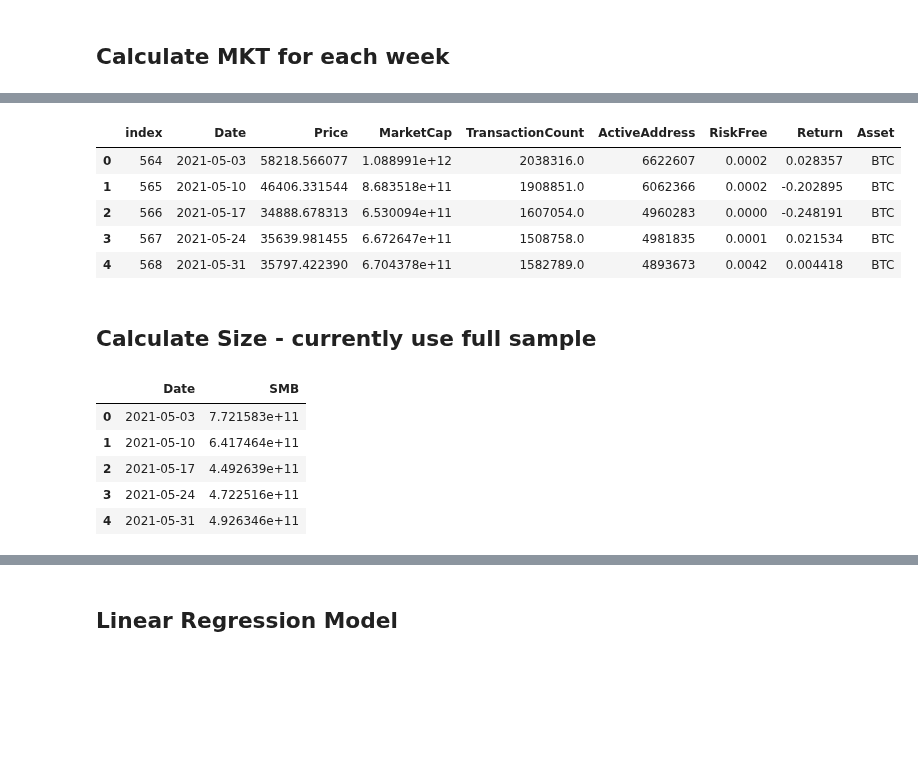
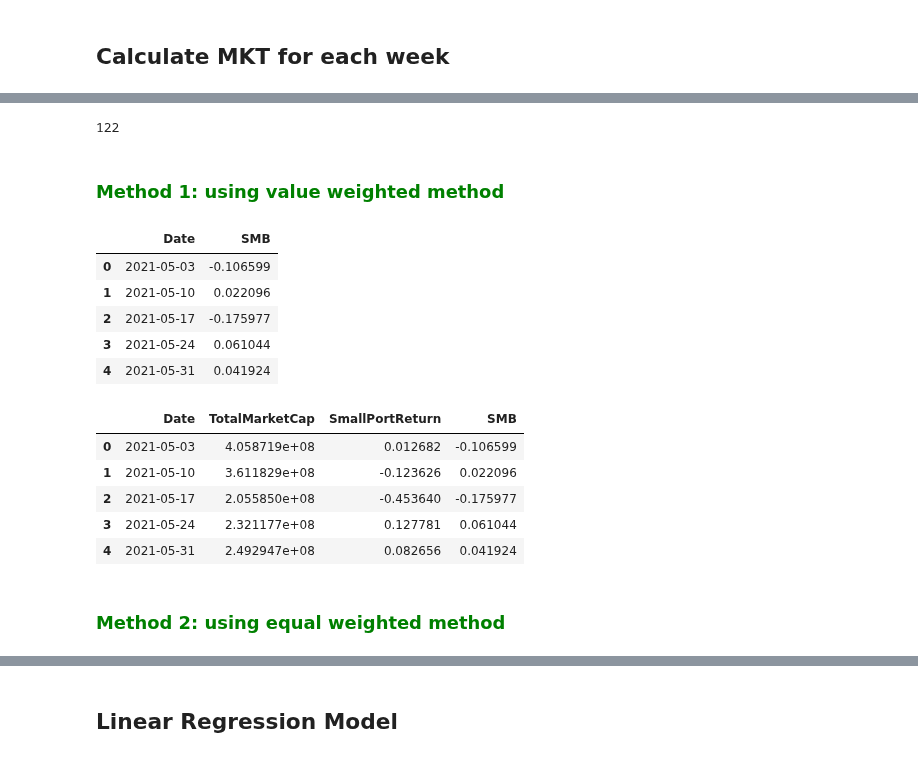
Before and after one commit to PracticumCrypto/C5-Analyzer, a Jupyter notebook: DataPull-MKT_SIZE_Fiona.ipynb, the cells around one changed output, grey strips where cells are left out. Drawn from its saved outputs; the diff is of its cells as text; code cells hidden in the pictures; blank space fills up the shorter version.

Commit message:
Merge branch 'main' of https://github.com/PracticumCrypto/C5-Analyzer updated size factor and mkt factor

```diff
--- a/DataPull-MKT_SIZE_Fiona.ipynb
+++ b/DataPull-MKT_SIZE_Fiona.ipynb
@@ -263,0 +311,9 @@ MKT_f.head()
+# %%
+largeCap = fullSample.groupby(['Date']).apply(lambda
+                                                x: x.nlargest(round(0.2*len(symbolList)),
+                                                              ['MarketCap'])).reset_index(drop=True)
+
+smallCap = fullSample.groupby(['Date']).apply(lambda
+                                                x: x.nsmallest(round(0.2*len(symbolList)),
+                                                              ['MarketCap'])).reset_index(drop=True)
+largeCap.head()
@@ -264,11 +327,36 @@ MKT_f.head()
+# %%
+len(largeCap.Asset.unique().sum())
+# %% [output]
+122
+# %% [markdown]
+### <font color = 'green'> Method 1: using value weighted method
+# %%
+largeInd = largeCap.copy()
+largeport = largeCap.groupby('Date')['MarketCap'].sum().reset_index(name='TotalMarketCap')
+
+largeInd['weights'] = largeInd['Return'] * largeInd['MarketCap']
+
+temp = largeInd.groupby('Date')['weights'].sum().reset_index(name='TotalMarketReturn')
+
+largeport['LargePortReturn'] = temp['TotalMarketReturn']/ largeport['TotalMarketCap']
+# %%
+smallInd = smallCap.copy()
+smallport = smallCap.groupby('Date')['MarketCap'].sum().reset_index(name='TotalMarketCap')
+
+smallInd['weights'] = smallInd['Return'] * smallInd['MarketCap']
+
+temp = smallInd.groupby('Date')['weights'].sum().reset_index(name='TotalMarketReturn')
+
+smallport['SmallPortReturn'] = temp['TotalMarketReturn']/ smallport['TotalMarketCap']
+# %%
+smallport['SMB'] = smallport['SmallPortReturn'] - largeport['LargePortReturn']
+smb_f = smallport[['Date','SMB']]
 # %%
-fullsample.head()
+smb_f.head()
 # %% [output]
-|  | index | Date | Price | MarketCap | TransactionCount | ActiveAddress | RiskFree | Return | Asset |
-| 0 | 564 | 2021-05-03 | 58218.566077 | 1.088991e+12 | 2038316.0 | 6622607 | 0.0002 | 0.028357 | BTC |
-| 1 | 565 | 2021-05-10 | 46406.331544 | 8.683518e+11 | 1908851.0 | 6062366 | 0.0002 | -0.202895 | BTC |
-| 2 | 566 | 2021-05-17 | 34888.678313 | 6.530094e+11 | 1607054.0 | 4960283 | 0.0000 | -0.248191 | BTC |
-| 3 | 567 | 2021-05-24 | 35639.981455 | 6.672647e+11 | 1508758.0 | 4981835 | 0.0001 | 0.021534 | BTC |
-| 4 | 568 | 2021-05-31 | 35797.422390 | 6.704378e+11 | 1582789.0 | 4893673 | 0.0042 | 0.004418 | BTC |
+|  | Date | SMB |
+| 0 | 2021-05-03 | -0.106599 |
+| 1 | 2021-05-10 | 0.022096 |
+| 2 | 2021-05-17 | -0.175977 |
+| 3 | 2021-05-24 | 0.061044 |
+| 4 | 2021-05-31 | 0.041924 |
-# %% [markdown]
-## Calculate Size - currently use full sample
@@ -287,14 +363,11 @@ for i in datestamp:
-# %%
-smb_f = pd.DataFrame()
-smallcapdf = pd.DataFrame(list(smallcap.items()), columns=['Date','SMB-Small']).sort_values('Date')
-smb_l = pd.DataFrame(list(largecap.items()), columns=['Date','SMB-Large']).sort_values('Date')
-smb_l['SMB'] = smb_l['SMB-Large'] - smallcapdf['SMB-Small']
-smb_f =smb_l[['Date','SMB']]
-smb_f.head()
-# %% [output]
-|  | Date | SMB |
-| 0 | 2021-05-03 | 7.721583e+11 |
-| 1 | 2021-05-10 | 6.417464e+11 |
-| 2 | 2021-05-17 | 4.492639e+11 |
-| 3 | 2021-05-24 | 4.722516e+11 |
-| 4 | 2021-05-31 | 4.926346e+11 |
+# %%
+smallport.head()
+# %% [output]
+|  | Date | TotalMarketCap | SmallPortReturn | SMB |
+| 0 | 2021-05-03 | 4.058719e+08 | 0.012682 | -0.106599 |
+| 1 | 2021-05-10 | 3.611829e+08 | -0.123626 | 0.022096 |
+| 2 | 2021-05-17 | 2.055850e+08 | -0.453640 | -0.175977 |
+| 3 | 2021-05-24 | 2.321177e+08 | 0.127781 | 0.061044 |
+| 4 | 2021-05-31 | 2.492947e+08 | 0.082656 | 0.041924 |
+# %% [markdown]
+### <font color = 'green'> Method 2: using equal weighted method
```
Also changed, not shown: parts of 47 cells of this notebook.
